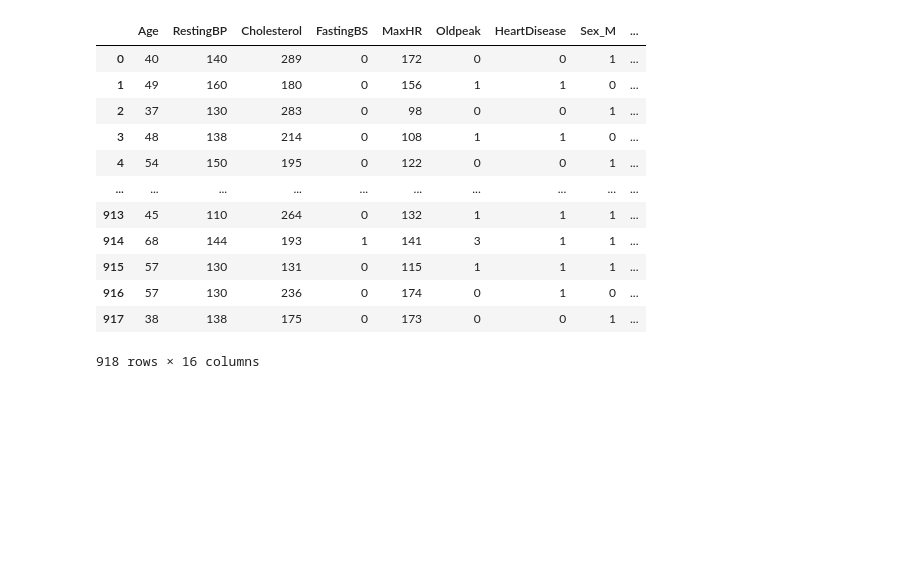
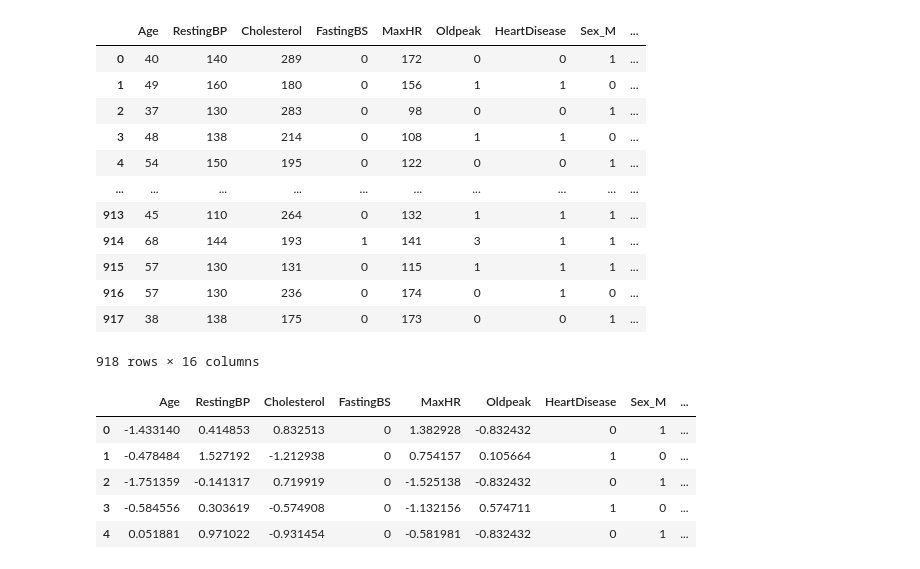
Before and after one commit to iamahnaf/Data-Science-Practice, a Jupyter notebook: capstone/heart.ipynb, the cells around one changed output. Cells and saved outputs as stored; diff of their text form; code cells hidden in the pictures; blank space fills up the shorter version.

Commit message:
standardScaller

```diff
--- a/capstone/heart.ipynb
+++ b/capstone/heart.ipynb
@@ -201,3 +201,17 @@ df_encode
 | 916 | 57 | 130 | 236 | 0 | 174 | 0 | 1 | 0 | ... |
 | 917 | 38 | 138 | 175 | 0 | 173 | 0 | 0 | 1 | ... |
 918 rows × 16 columns
+# %%
+#standardScalling -- value ke 0 to 1 er vitore ana
+from sklearn.preprocessing import StandardScaler
+numerical_colms =  ['Age','RestingBP','Cholesterol','MaxHR','Oldpeak']
+scaler = StandardScaler()
+df_encode[numerical_colms] = scaler.fit_transform(df[numerical_colms])
+df_encode.head()
+# %% [output]
+|  | Age | RestingBP | Cholesterol | FastingBS | MaxHR | Oldpeak | HeartDisease | Sex_M | ... |
+| 0 | -1.433140 | 0.414853 | 0.832513 | 0 | 1.382928 | -0.832432 | 0 | 1 | ... |
+| 1 | -0.478484 | 1.527192 | -1.212938 | 0 | 0.754157 | 0.105664 | 1 | 0 | ... |
+| 2 | -1.751359 | -0.141317 | 0.719919 | 0 | -1.525138 | -0.832432 | 0 | 1 | ... |
+| 3 | -0.584556 | 0.303619 | -0.574908 | 0 | -1.132156 | 0.574711 | 1 | 0 | ... |
+| 4 | 0.051881 | 0.971022 | -0.931454 | 0 | -0.581981 | -0.832432 | 0 | 1 | ... |
```
